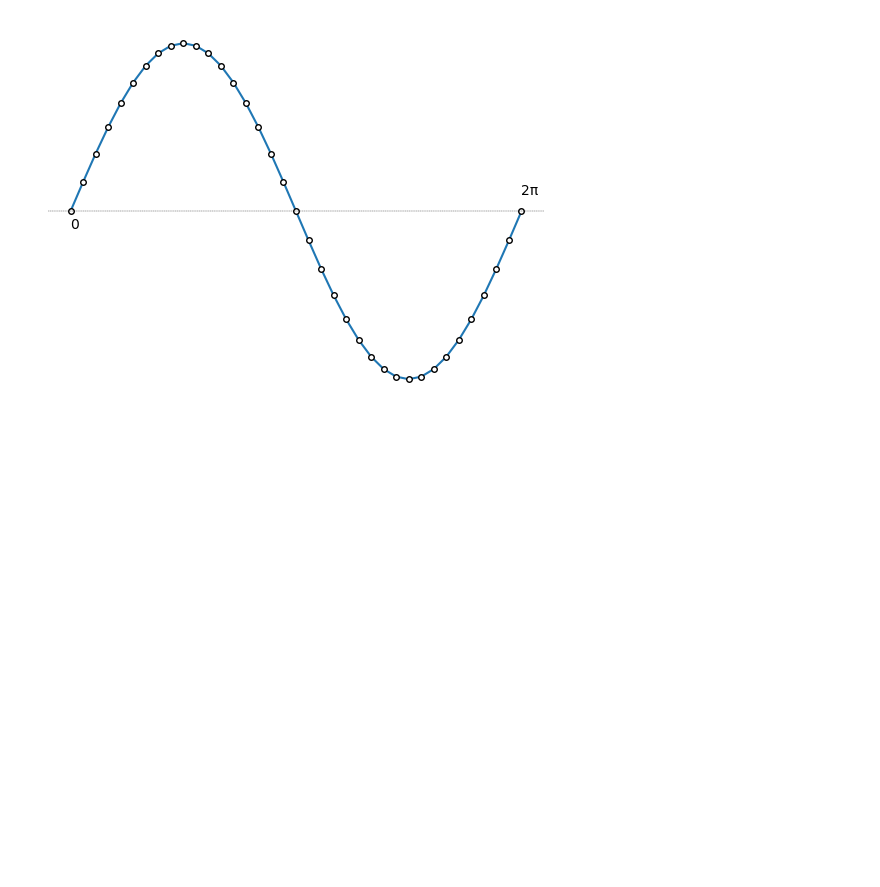
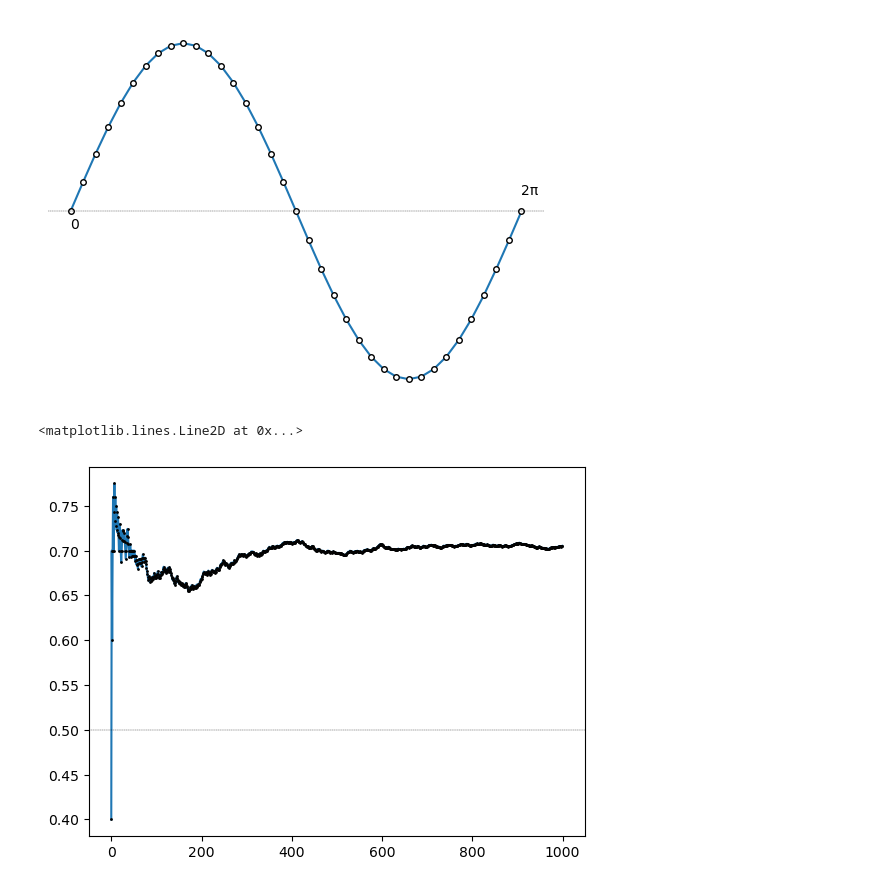
Before and after one commit to JackaZhai/CSLearing, a Jupyter notebook: Sixth/6.ipynb, the cells around one changed output. Cells and saved outputs as stored; diff of their text form; code cells hidden in the pictures; blank space fills up the shorter version.

```diff
--- a/Sixth/6.ipynb
+++ b/Sixth/6.ipynb
@@ -30,3 +30,24 @@ plt.show()
 -2.4492935982947064e-16
 [figure]
 [figure]
+# %%
+import random
+import statistics
+import matplotlib.pyplot as plt
+
+num_flips = 1000
+
+results = []
+running_means = []
+
+for i in range(num_flips):
+    flip = random.choice([0.4, 1])
+    results.append(flip)
+    running_mean = statistics.mean(results)
+    running_means.append(running_mean)
+
+plt.plot(running_means, marker='.', markersize=2, markerfacecolor='w', markeredgecolor='k')
+plt.axhline(y=0.5, color='k', linestyle='--', linewidth=0.25)
+# %% [output]
+<matplotlib.lines.Line2D at 0x...>
+[figure, added]
```
Also changed, not shown: 12 other files.
